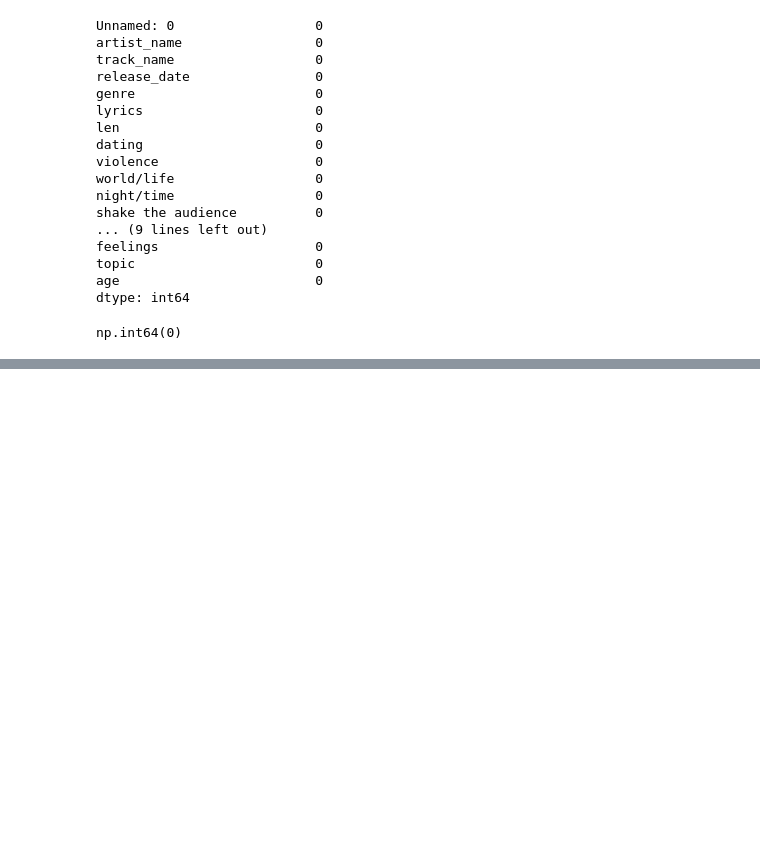
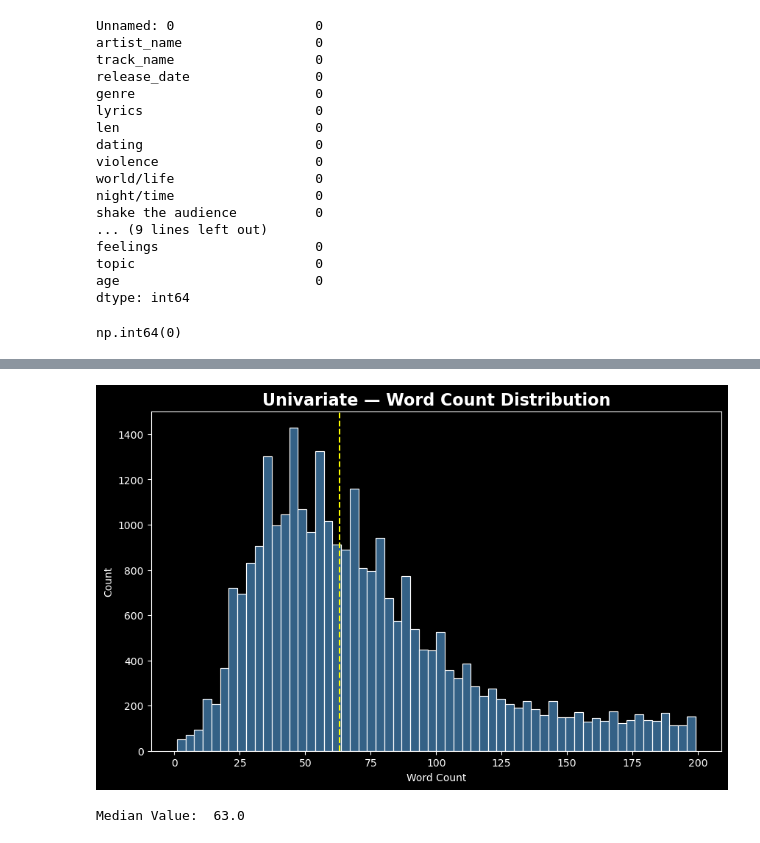
Before and after one commit to ach0309/music_recommendation_ml, a Jupyter notebook: code/explore.ipynb, the cells around one changed output, grey strips where cells are left out. Cells and saved outputs as stored; diff of their text form; code cells hidden in the pictures; blank space fills up the shorter version.

```diff
--- a/code/explore.ipynb
+++ b/code/explore.ipynb
@@ -109,0 +196,19 @@ plt.show()
+# %%
+# lyric word count
+plt.figure(figsize=(10, 6))
+
+sns.histplot(df['len'], color='steelblue')
+
+# Median line
+median_val = df['len'].median()
+plt.axvline(median_val, linestyle='--', linewidth=1.5, color='yellow')
+
+plt.title("Univariate — Word Count Distribution", y=1, fontsize=16, fontweight='bold')
+plt.xlabel("Word Count")
+plt.ylabel("Count")
+plt.show()
+
+print("Median Value: ", median_val)
+# %% [output]
+[figure, added]
+Median Value:  63.0
```
Also changed, not shown: parts of 32 cells of this notebook, 2 other files.
